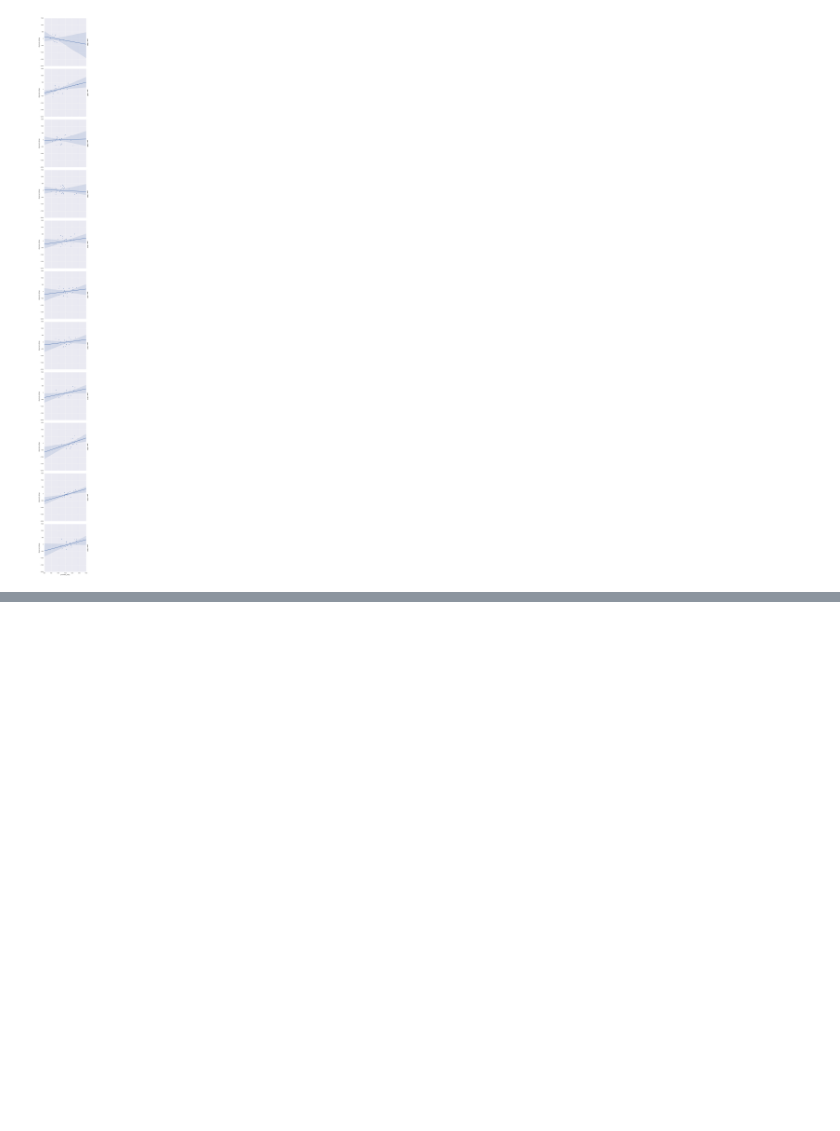
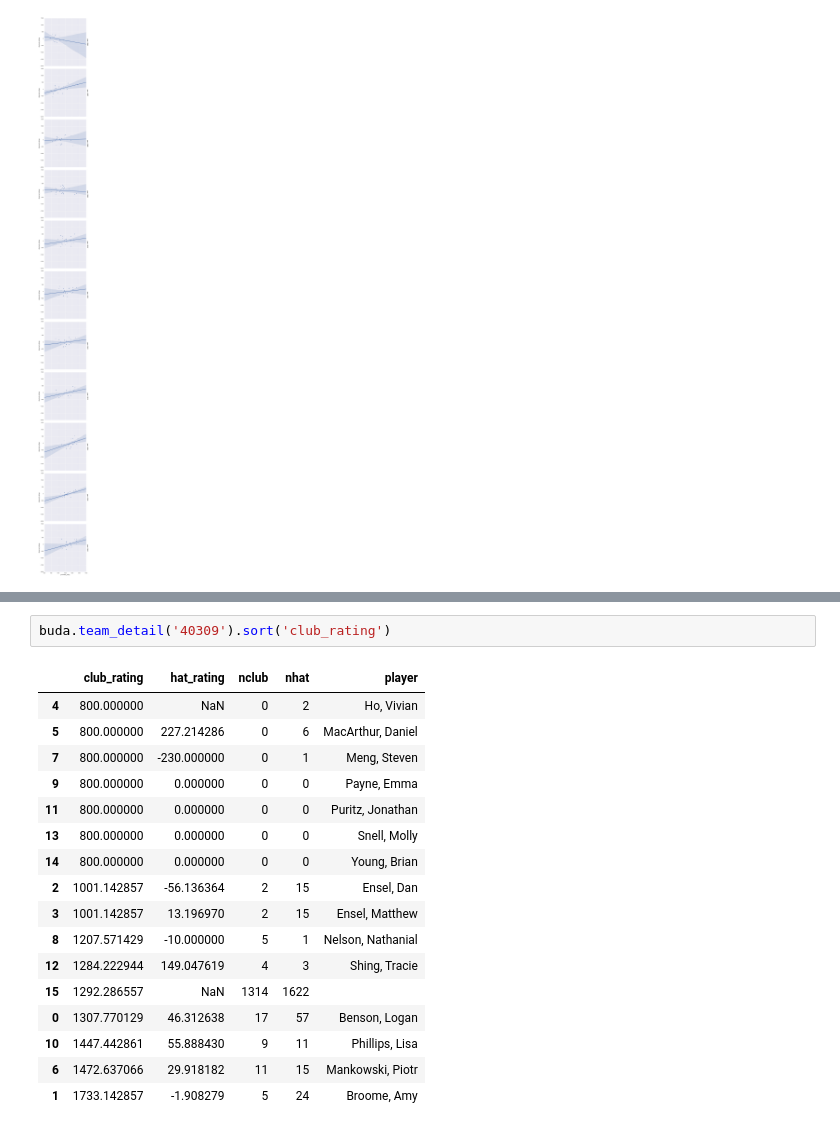
Before and after one commit to rybesh/buda-ratings, a Jupyter notebook: Code/Explore BUDA.ipynb, the cells around one changed output, grey strips where cells are left out. Drawn from its saved outputs; the diff is of its cells as text; blank space fills up the shorter version.

```diff
--- a/Code/Explore BUDA.ipynb
+++ b/Code/Explore BUDA.ipynb
@@ -117,0 +111,20 @@ plt.savefig('SpringHat2016_validation.png')
+# %%
+buda.team_detail('40309').sort('club_rating')
+# %% [output]
+|  | club_rating | hat_rating | nclub | nhat | player |
+| 4 | 800.000000 | NaN | 0 | 2 | Ho, Vivian |
+| 5 | 800.000000 | 227.214286 | 0 | 6 | MacArthur, Daniel |
+| 7 | 800.000000 | -230.000000 | 0 | 1 | Meng, Steven |
+| 9 | 800.000000 | 0.000000 | 0 | 0 | Payne, Emma |
+| 11 | 800.000000 | 0.000000 | 0 | 0 | Puritz, Jonathan |
+| 13 | 800.000000 | 0.000000 | 0 | 0 | Snell, Molly |
+| 14 | 800.000000 | 0.000000 | 0 | 0 | Young, Brian |
+| 2 | 1001.142857 | -56.136364 | 2 | 15 | Ensel, Dan |
+| 3 | 1001.142857 | 13.196970 | 2 | 15 | Ensel, Matthew |
+| 8 | 1207.571429 | -10.000000 | 5 | 1 | Nelson, Nathanial |
+| 12 | 1284.222944 | 149.047619 | 4 | 3 | Shing, Tracie |
+| 15 | 1292.286557 | NaN | 1314 | 1622 |  |
+| 0 | 1307.770129 | 46.312638 | 17 | 57 | Benson, Logan |
+| 10 | 1447.442861 | 55.888430 | 9 | 11 | Phillips, Lisa |
+| 6 | 1472.637066 | 29.918182 | 11 | 15 | Mankowski, Piotr |
+| 1 | 1733.142857 | -1.908279 | 5 | 24 | Broome, Amy |
```
Also changed, not shown: parts of 16 cells of this notebook, 1 other file.
